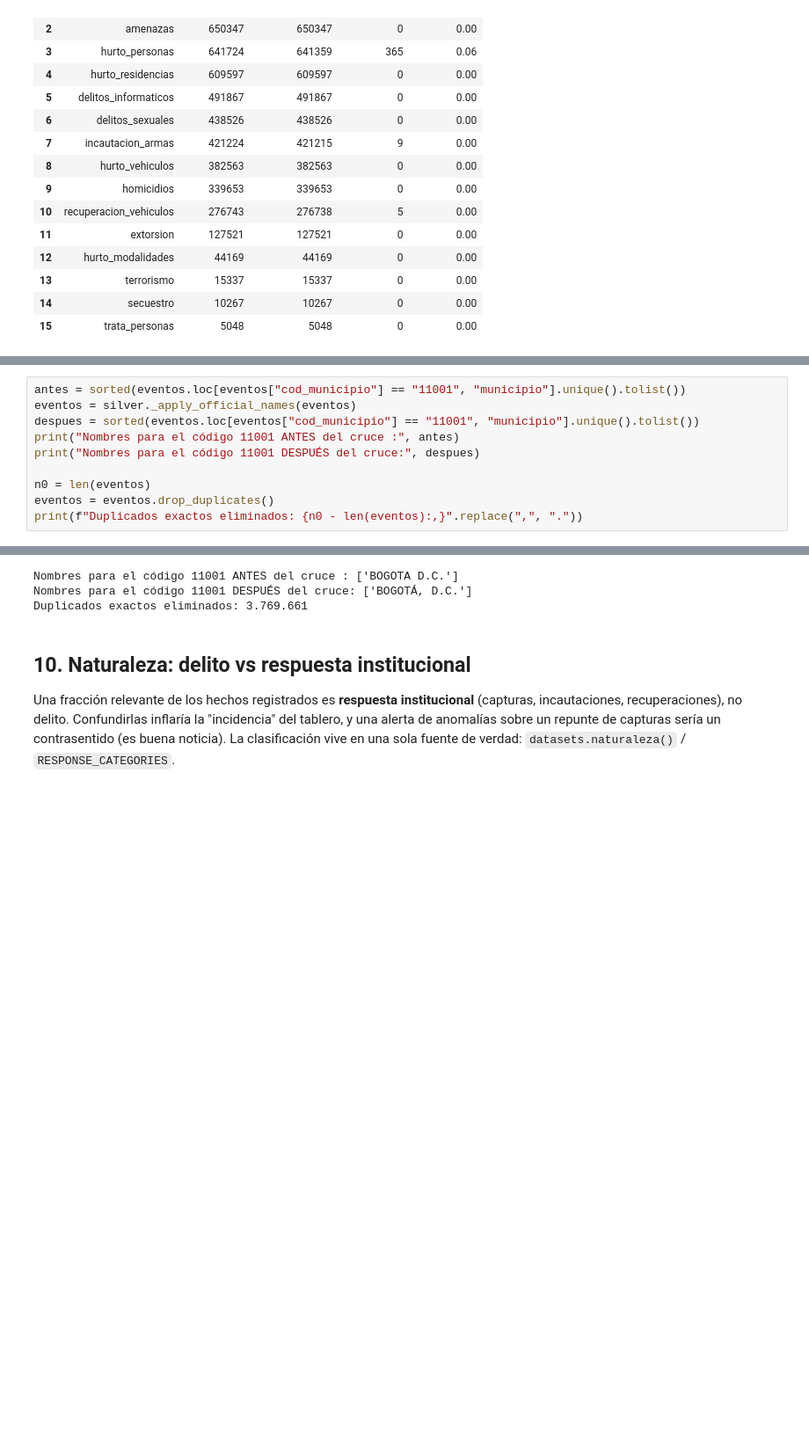
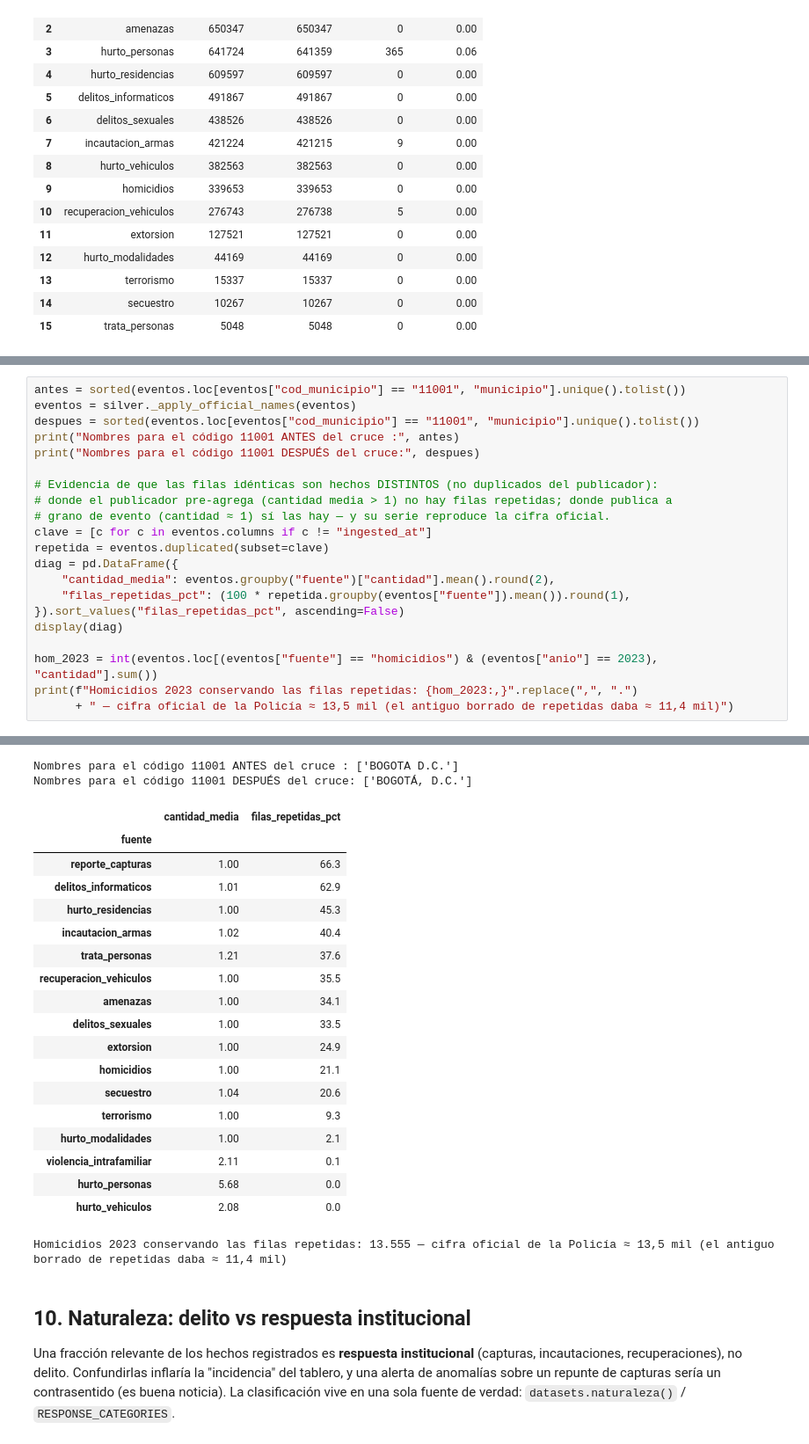
Before and after one commit to diegoa-rodriguezc/vigia, a Jupyter notebook: notebooks/002_Limpieza_Silver.ipynb, the cells around one changed output, grey strips where cells are left out. Shown at 88% size. Saved outputs shown, nothing was run; the diff lists cells and outputs as text; blank space fills up the shorter version.

```diff
--- a/notebooks/002_Limpieza_Silver.ipynb
+++ b/notebooks/002_Limpieza_Silver.ipynb
@@ -323,7 +333,18 @@ despues = sorted(eventos.loc[eventos["cod_municipio"] == "11001", "municipio"].u
 print("Nombres para el código 11001 ANTES del cruce :", antes)
 print("Nombres para el código 11001 DESPUÉS del cruce:", despues)
 
-n0 = len(eventos)
-eventos = eventos.drop_duplicates()
-print(f"Duplicados exactos eliminados: {n0 - len(eventos):,}".replace(",", "."))
+# Evidencia de que las filas idénticas son hechos DISTINTOS (no duplicados del publicador):
+# donde el publicador pre-agrega (cantidad media > 1) no hay filas repetidas; donde publica a
+# grano de evento (cantidad ≈ 1) sí las hay — y su serie reproduce la cifra oficial.
+clave = [c for c in eventos.columns if c != "ingested_at"]
+repetida = eventos.duplicated(subset=clave)
+diag = pd.DataFrame({
+    "cantidad_media": eventos.groupby("fuente")["cantidad"].mean().round(2),
+    "filas_repetidas_pct": (100 * repetida.groupby(eventos["fuente"]).mean()).round(1),
+}).sort_values("filas_repetidas_pct", ascending=False)
+display(diag)
+
+hom_2023 = int(eventos.loc[(eventos["fuente"] == "homicidios") & (eventos["anio"] == 2023), "cantidad"].sum())
+print(f"Homicidios 2023 conservando las filas repetidas: {hom_2023:,}".replace(",", ".")
+      + " — cifra oficial de la Policía ≈ 13,5 mil (el antiguo borrado de repetidas daba ≈ 11,4 mil)")
 # %% [output]
@@ -332,6 +353,24 @@ print(f"Duplicados exactos eliminados: {n0 - len(eventos):,}".replace(",", "."))
 Nombres para el código 11001 ANTES del cruce : ['BOGOTA D.C.']
 Nombres para el código 11001 DESPUÉS del cruce: ['BOGOTÁ, D.C.']
-Duplicados exactos eliminados: 3.769.661
+|  | cantidad_media | filas_repetidas_pct |
+| fuente |  |  |
+| reporte_capturas | 1.00 | 66.3 |
+| delitos_informaticos | 1.01 | 62.9 |
+| hurto_residencias | 1.00 | 45.3 |
+| incautacion_armas | 1.02 | 40.4 |
+| trata_personas | 1.21 | 37.6 |
+| recuperacion_vehiculos | 1.00 | 35.5 |
+| amenazas | 1.00 | 34.1 |
+| delitos_sexuales | 1.00 | 33.5 |
+| extorsion | 1.00 | 24.9 |
+| homicidios | 1.00 | 21.1 |
+| secuestro | 1.04 | 20.6 |
+| terrorismo | 1.00 | 9.3 |
+| hurto_modalidades | 1.00 | 2.1 |
+| violencia_intrafamiliar | 2.11 | 0.1 |
+| hurto_personas | 5.68 | 0.0 |
+| hurto_vehiculos | 2.08 | 0.0 |
+Homicidios 2023 conservando las filas repetidas: 13.555 — cifra oficial de la Policía ≈ 13,5 mil (el antiguo borrado de repetidas daba ≈ 11,4 mil)
 # %% [markdown]
 ## 10. Naturaleza: delito vs respuesta institucional
 
```
Also changed, not shown: parts of 6 cells of this notebook, 1 other file.
